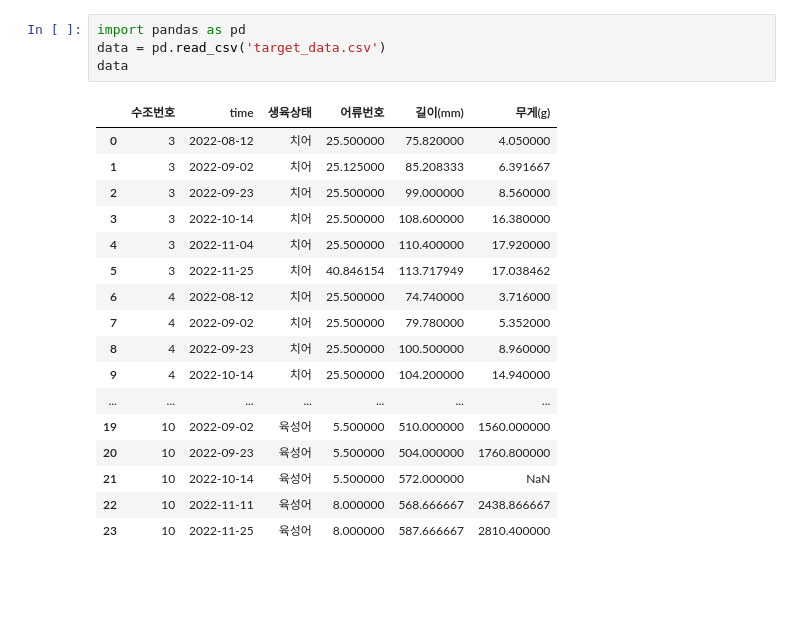
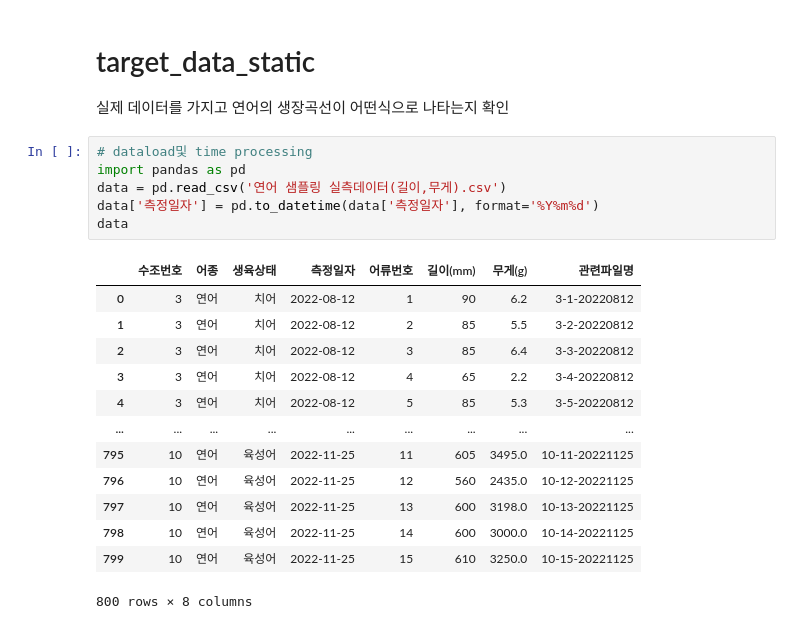
Before and after one commit to sigongjoa/salmon_ai, a Jupyter notebook: Dataset/salmon_time_series/강원도 데이터/2023_09_06_target_data_static.ipynb, the cells around one changed output. Drawn from its saved outputs; the diff is of its cells as text; blank space fills up the shorter version.

```diff
--- a/Dataset/salmon_time_series/강원도 데이터/2023_09_06_target_data_static.ipynb
+++ b/Dataset/salmon_time_series/강원도 데이터/2023_09_06_target_data_static.ipynb
@@ -1,23 +1,25 @@
-# %%
-import pandas as pd
-data = pd.read_csv('target_data.csv')
-data
-# %% [output]
-|  | 수조번호 | time | 생육상태 | 어류번호 | 길이(mm) | 무게(g) |
-| 0 | 3 | 2022-08-12 | 치어 | 25.500000 | 75.820000 | 4.050000 |
-| 1 | 3 | 2022-09-02 | 치어 | 25.125000 | 85.208333 | 6.391667 |
-| 2 | 3 | 2022-09-23 | 치어 | 25.500000 | 99.000000 | 8.560000 |
-| 3 | 3 | 2022-10-14 | 치어 | 25.500000 | 108.600000 | 16.380000 |
-| 4 | 3 | 2022-11-04 | 치어 | 25.500000 | 110.400000 | 17.920000 |
-| 5 | 3 | 2022-11-25 | 치어 | 40.846154 | 113.717949 | 17.038462 |
-| 6 | 4 | 2022-08-12 | 치어 | 25.500000 | 74.740000 | 3.716000 |
-| 7 | 4 | 2022-09-02 | 치어 | 25.500000 | 79.780000 | 5.352000 |
-| 8 | 4 | 2022-09-23 | 치어 | 25.500000 | 100.500000 | 8.960000 |
-| 9 | 4 | 2022-10-14 | 치어 | 25.500000 | 104.200000 | 14.940000 |
-| ... | ... | ... | ... | ... | ... | ... |
-| 19 | 10 | 2022-09-02 | 육성어 | 5.500000 | 510.000000 | 1560.000000 |
-| 20 | 10 | 2022-09-23 | 육성어 | 5.500000 | 504.000000 | 1760.800000 |
-| 21 | 10 | 2022-10-14 | 육성어 | 5.500000 | 572.000000 | NaN |
-| 22 | 10 | 2022-11-11 | 육성어 | 8.000000 | 568.666667 | 2438.866667 |
-| 23 | 10 | 2022-11-25 | 육성어 | 8.000000 | 587.666667 | 2810.400000 |
+# %% [markdown]
+# target_data_static
+
+실제 데이터를 가지고 연어의 생장곡선이 어떤식으로 나타는지 확인
+# %%
+# dataload및 time processing
+import pandas as pd
+data = pd.read_csv('연어 샘플링 실측데이터(길이,무게).csv')
+data['측정일자'] = pd.to_datetime(data['측정일자'], format='%Y%m%d')
+data
+# %% [output]
+|  | 수조번호 | 어종 | 생육상태 | 측정일자 | 어류번호 | 길이(mm) | 무게(g) | 관련파일명 |
+| 0 | 3 | 연어 | 치어 | 2022-08-12 | 1 | 90 | 6.2 | 3-1-20220812 |
+| 1 | 3 | 연어 | 치어 | 2022-08-12 | 2 | 85 | 5.5 | 3-2-20220812 |
+| 2 | 3 | 연어 | 치어 | 2022-08-12 | 3 | 85 | 6.4 | 3-3-20220812 |
+| 3 | 3 | 연어 | 치어 | 2022-08-12 | 4 | 65 | 2.2 | 3-4-20220812 |
+| 4 | 3 | 연어 | 치어 | 2022-08-12 | 5 | 85 | 5.3 | 3-5-20220812 |
+| ... | ... | ... | ... | ... | ... | ... | ... | ... |
+| 795 | 10 | 연어 | 육성어 | 2022-11-25 | 11 | 605 | 3495.0 | 10-11-20221125 |
+| 796 | 10 | 연어 | 육성어 | 2022-11-25 | 12 | 560 | 2435.0 | 10-12-20221125 |
+| 797 | 10 | 연어 | 육성어 | 2022-11-25 | 13 | 600 | 3198.0 | 10-13-20221125 |
+| 798 | 10 | 연어 | 육성어 | 2022-11-25 | 14 | 600 | 3000.0 | 10-14-20221125 |
+| 799 | 10 | 연어 | 육성어 | 2022-11-25 | 15 | 610 | 3250.0 | 10-15-20221125 |
+800 rows × 8 columns
 # %%
```
Also changed, not shown: parts of 6 cells of this notebook, 2 other files.
